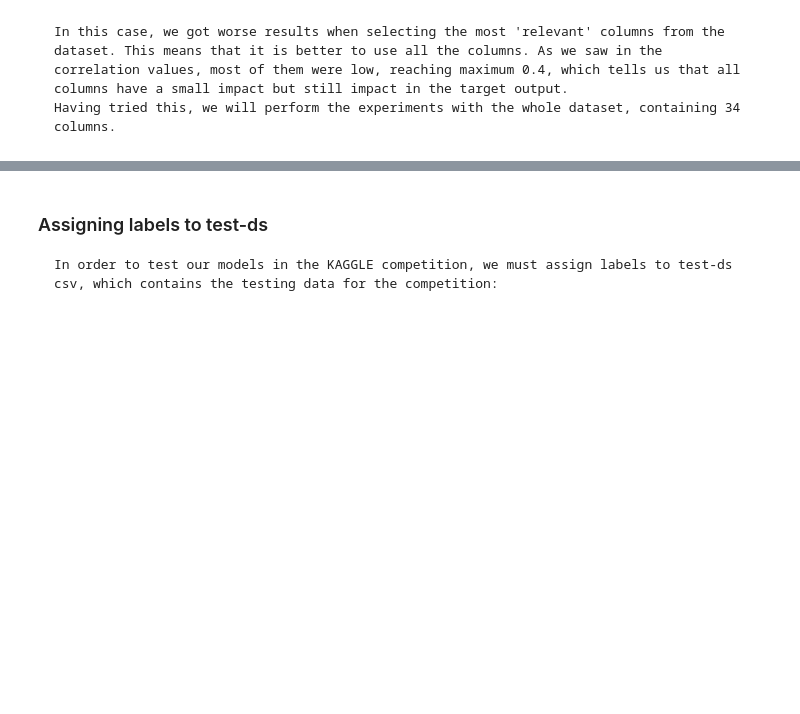
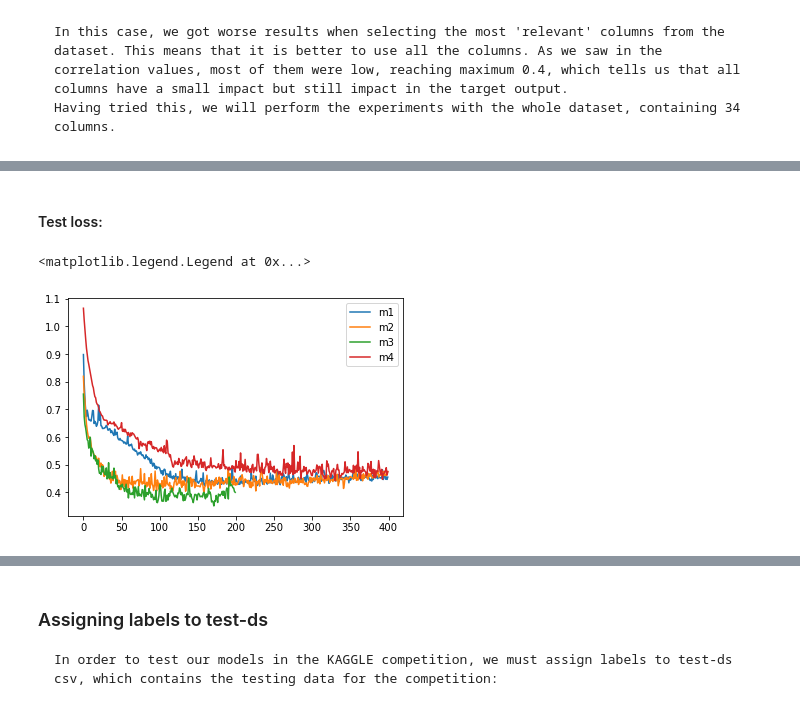
Before and after one commit to tiaraRS/NivelDeAdaptabilidad, a Jupyter notebook: Practica5.ipynb, the cells around one changed output, grey strips where cells are left out. Saved outputs shown, nothing was run; the diff lists cells and outputs as text; code cells hidden in the pictures; blank space fills up the shorter version.

```diff
--- a/Practica5.ipynb
+++ b/Practica5.ipynb
@@ -523,0 +595,15 @@ Nivel de Adaptación_Moderado
+# %% [markdown]
+#### Test loss:
+# %%
+b_model_1_loss = best_model_1_history['val_loss'][:400]
+b_model_3_loss = best_model_3_history['val_loss']
+b_model_2_loss = best_model_2_history['val_loss'][:400]
+b_model_4_loss = best_model_4_history['val_loss'][:400]
+plt.plot(range(len(b_model_1_loss)),b_model_1_loss)
+plt.plot(range(len(b_model_2_loss)),b_model_2_loss)
+plt.plot(range(len(b_model_3_loss)),b_model_3_loss)
+plt.plot(range(len(b_model_4_loss)),b_model_4_loss)
+plt.legend(['m1','m2','m3','m4'])
+# %% [output]
+<matplotlib.legend.Legend at 0x...>
+[figure, added]
```
Also changed, not shown: parts of 17 cells of this notebook, 10 other files.
